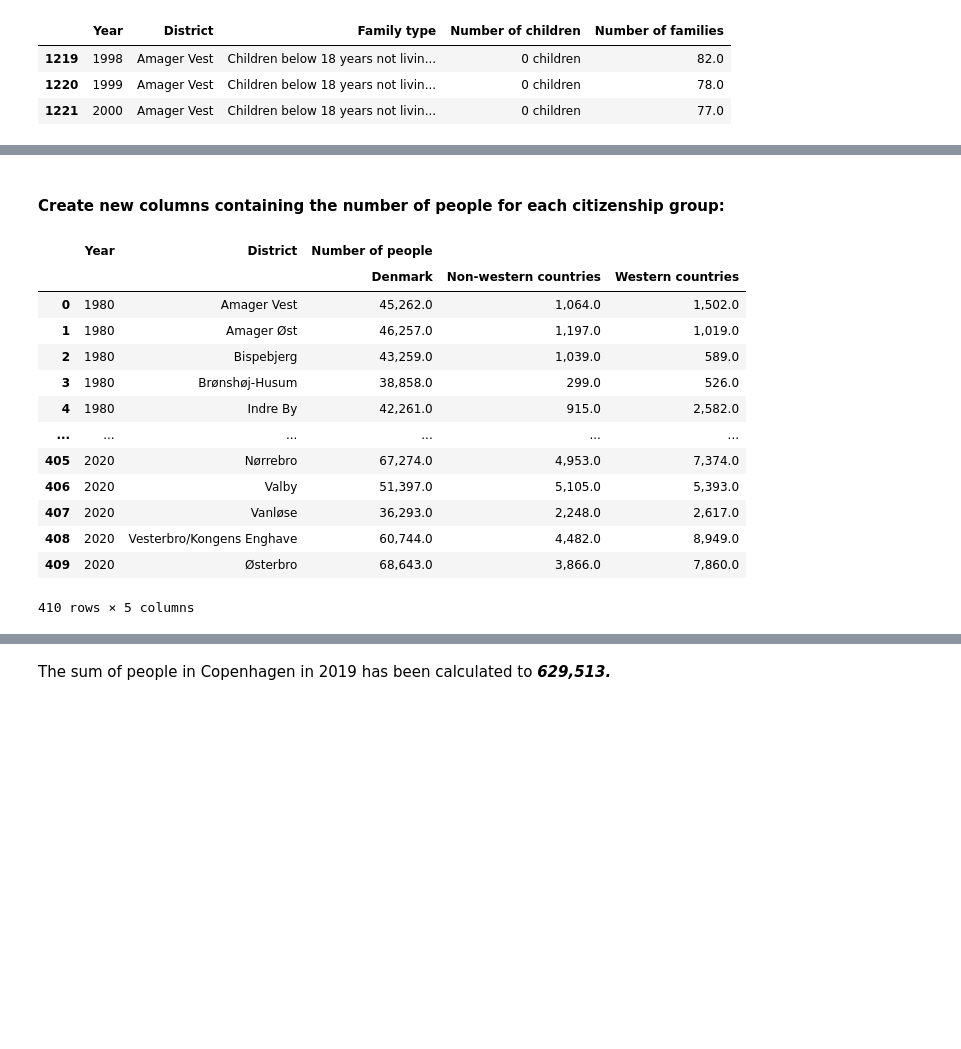
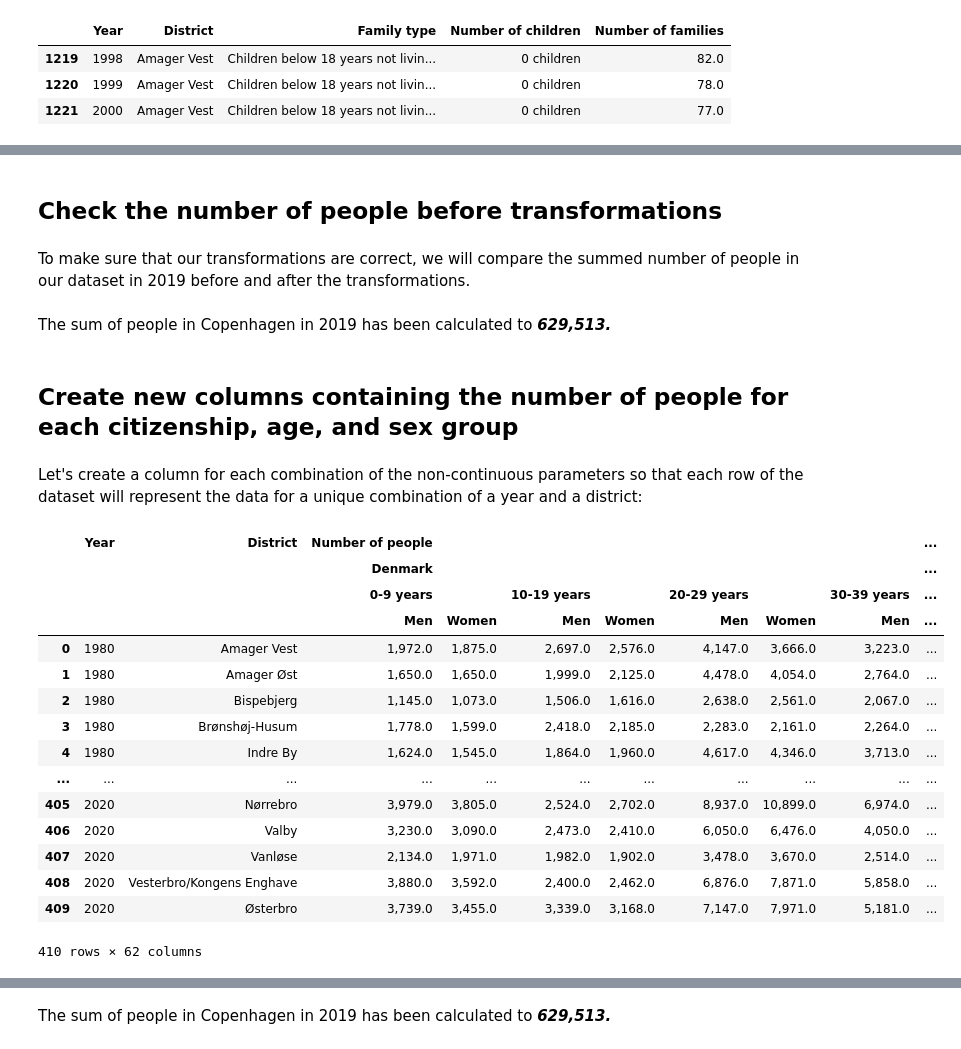
Before and after one commit to wojciechdk/social_data_analysis_and_visualization_final_project, a Jupyter notebook: basic_stats.ipynb, the cells around one changed output, grey strips where cells are left out. Cells and saved outputs as stored; diff of their text form; code cells hidden in the pictures; blank space fills up the shorter version.

```diff
--- a/basic_stats.ipynb
+++ b/basic_stats.ipynb
@@ -109,12 +42,0 @@ output_notebook()
-# %%
-# Define the format in which the numbers will be shown in
-# the pandas dataframes.
-pd.options.display.float_format = '{:,.1f}'.format
-
-# Decide how to handle the "SettingWithCopyWarning" warning
-pd.options.mode.chained_assignment = None  # default='warn'
-
-# Set the maximum number of rows and columns to show when
-# displaying a Pandas dataframe.
-pd.options.display.max_rows = 75
-pd.options.display.max_columns = 75
@@ -1156,30 +917,54 @@ display(df_temp_citizenship_1)
+# %% [markdown]
+## Check the number of people before transformations
+# %% [markdown]
+To make sure that our transformations are correct, we will compare the summed number of people in our dataset in 2019 before and after the transformations.
+# %%
+# Sum all the numbers of people in 2019.
+sum_2019 = (
+    cph_data_superset.citizenship
+    .loc[cph_data_superset.citizenship['Year'] == 2019,
+         'Number of people']
+    .to_numpy()
+    .sum()
+)
+
+# Display the result.
+printmd(f'The sum of people in Copenhagen in 2019 '
+        f'has been calculated to ***{sum_2019:,.0f}.***')
+# %% [output]
+The sum of people in Copenhagen in 2019 has been calculated to ***629,513.***
 # %% [markdown]
-#### Create new columns containing the number of people for each citizenship group:
+## Create new columns containing the number of people for each citizenship, age, and sex group
+# %% [markdown]
+Let's create a column for each combination of the non-continuous parameters so that each row of the dataset will represent the data for a unique combination of a year and a district:
 # %%
-# Create new columns containing the number of people for each citizenship group:
-df_temp_citizenship_2 = (
+# Create new columns containing the number of people
+# for each citizenship group, age group, and sex.
+df_temp_citizenship_1 = (
     df_create_column_for_each_unique_value(
-        df_temp_citizenship_1,
-        category_columns=['Citizenship'],
+        cph_data_superset.citizenship,
+        category_columns=['Citizenship', 'Age', 'Sex'],
         value_columns='Number of people'
     )
 )
 
-# Show the results.
-display(df_temp_citizenship_2)
+# Show the result.
+display(df_temp_citizenship_1)
 # %% [output]
-|  | Year | District | Number of people |  |  |
-|  |  |  | Denmark | Non-western countries | Western countries |
-| 0 | 1980 | Amager Vest | 45,262.0 | 1,064.0 | 1,502.0 |
-| 1 | 1980 | Amager Øst | 46,257.0 | 1,197.0 | 1,019.0 |
-| 2 | 1980 | Bispebjerg | 43,259.0 | 1,039.0 | 589.0 |
-| 3 | 1980 | Brønshøj-Husum | 38,858.0 | 299.0 | 526.0 |
-| 4 | 1980 | Indre By | 42,261.0 | 915.0 | 2,582.0 |
-| ... | ... | ... | ... | ... | ... |
-| 405 | 2020 | Nørrebro | 67,274.0 | 4,953.0 | 7,374.0 |
-| 406 | 2020 | Valby | 51,397.0 | 5,105.0 | 5,393.0 |
-| 407 | 2020 | Vanløse | 36,293.0 | 2,248.0 | 2,617.0 |
-| 408 | 2020 | Vesterbro/Kongens Enghave | 60,744.0 | 4,482.0 | 8,949.0 |
-| 409 | 2020 | Østerbro | 68,643.0 | 3,866.0 | 7,860.0 |
+|  | Year | District | Number of people |  |  |  |  |  |  | ... |
+|  |  |  | Denmark |  |  |  |  |  |  | ... |
+|  |  |  | 0-9 years |  | 10-19 years |  | 20-29 years |  | 30-39 years | ... |
+|  |  |  | Men | Women | Men | Women | Men | Women | Men | ... |
+| 0 | 1980 | Amager Vest | 1,972.0 | 1,875.0 | 2,697.0 | 2,576.0 | 4,147.0 | 3,666.0 | 3,223.0 | ... |
+| 1 | 1980 | Amager Øst | 1,650.0 | 1,650.0 | 1,999.0 | 2,125.0 | 4,478.0 | 4,054.0 | 2,764.0 | ... |
+| 2 | 1980 | Bispebjerg | 1,145.0 | 1,073.0 | 1,506.0 | 1,616.0 | 2,638.0 | 2,561.0 | 2,067.0 | ... |
+| 3 | 1980 | Brønshøj-Husum | 1,778.0 | 1,599.0 | 2,418.0 | 2,185.0 | 2,283.0 | 2,161.0 | 2,264.0 | ... |
+| 4 | 1980 | Indre By | 1,624.0 | 1,545.0 | 1,864.0 | 1,960.0 | 4,617.0 | 4,346.0 | 3,713.0 | ... |
+| ... | ... | ... | ... | ... | ... | ... | ... | ... | ... | ... |
+| 405 | 2020 | Nørrebro | 3,979.0 | 3,805.0 | 2,524.0 | 2,702.0 | 8,937.0 | 10,899.0 | 6,974.0 | ... |
+| 406 | 2020 | Valby | 3,230.0 | 3,090.0 | 2,473.0 | 2,410.0 | 6,050.0 | 6,476.0 | 4,050.0 | ... |
+| 407 | 2020 | Vanløse | 2,134.0 | 1,971.0 | 1,982.0 | 1,902.0 | 3,478.0 | 3,670.0 | 2,514.0 | ... |
+| 408 | 2020 | Vesterbro/Kongens Enghave | 3,880.0 | 3,592.0 | 2,400.0 | 2,462.0 | 6,876.0 | 7,871.0 | 5,858.0 | ... |
+| 409 | 2020 | Østerbro | 3,739.0 | 3,455.0 | 3,339.0 | 3,168.0 | 7,147.0 | 7,971.0 | 5,181.0 | ... |
-410 rows × 5 columns
+410 rows × 62 columns
 # %% [markdown]
```
Also changed, not shown: parts of 175 cells of this notebook, 3 other files.
